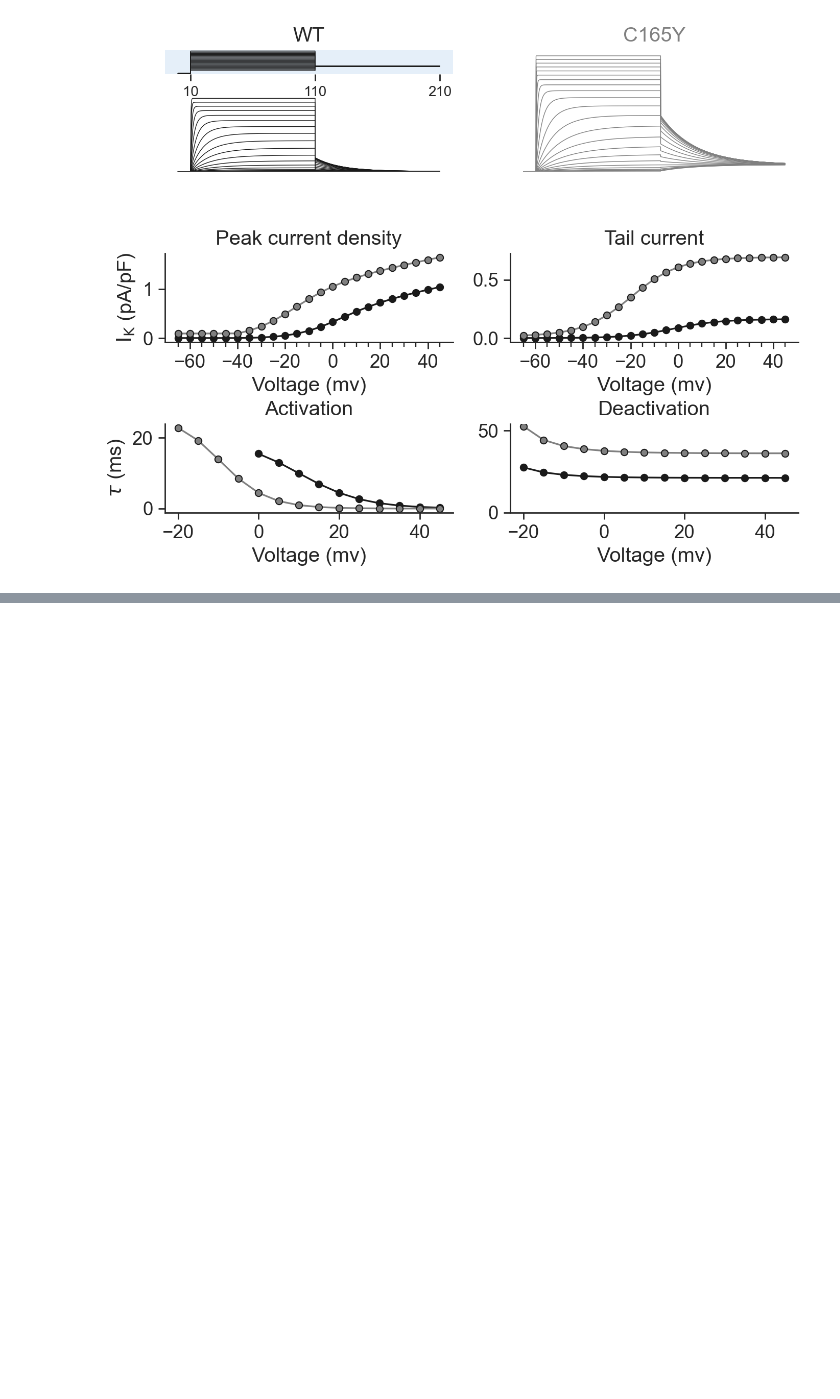
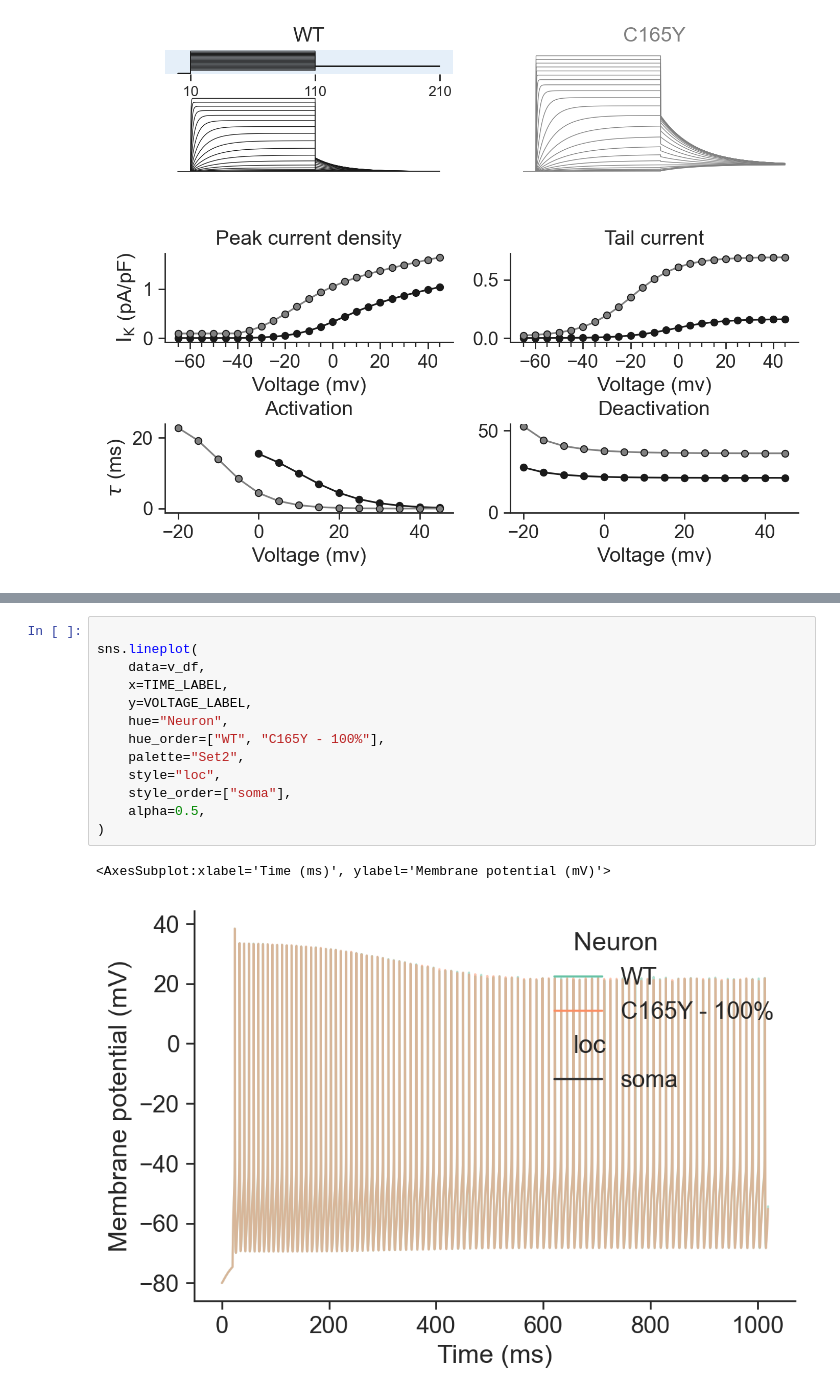
Before and after one commit to ChrisCurrin/pv-kcnc2, a Jupyter notebook: notebook.ipynb, the cells around one changed output, grey strips where cells are left out. Saved outputs shown, nothing was run; the diff lists cells and outputs as text; blank space fills up the shorter version.

```diff
--- a/notebook.ipynb
+++ b/notebook.ipynb
@@ -387,0 +456,16 @@ iv_fig();
+# %%
+
+sns.lineplot(
+    data=v_df,
+    x=TIME_LABEL,
+    y=VOLTAGE_LABEL,
+    hue="Neuron",
+    hue_order=["WT", "C165Y - 100%"],
+    palette="Set2",
+    style="loc",
+    style_order=["soma"],
+    alpha=0.5,
+)
+# %% [output]
+<AxesSubplot:xlabel='Time (ms)', ylabel='Membrane potential (mV)'>
+[figure, added]
```
Also changed, not shown: parts of 5 cells of this notebook, 4 other files.
